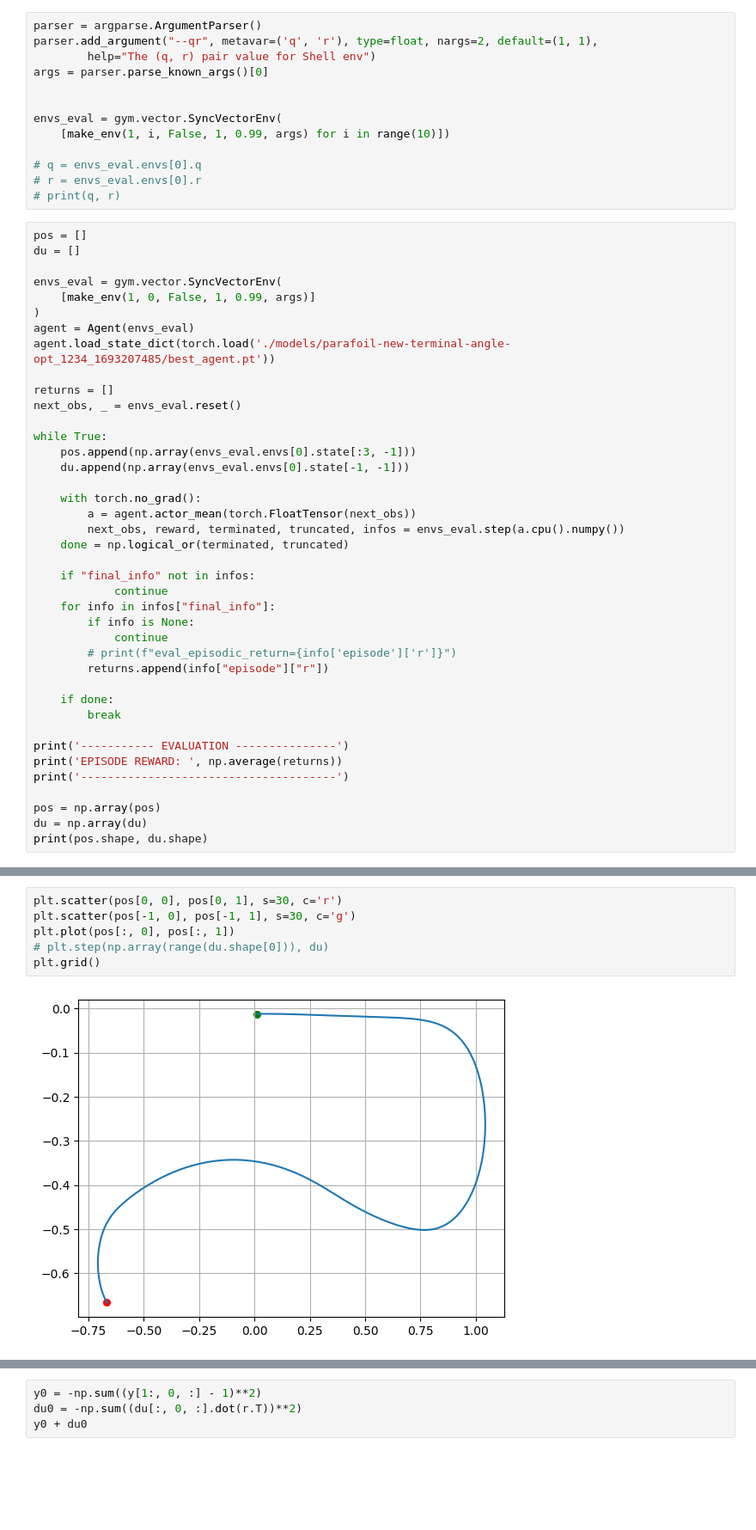
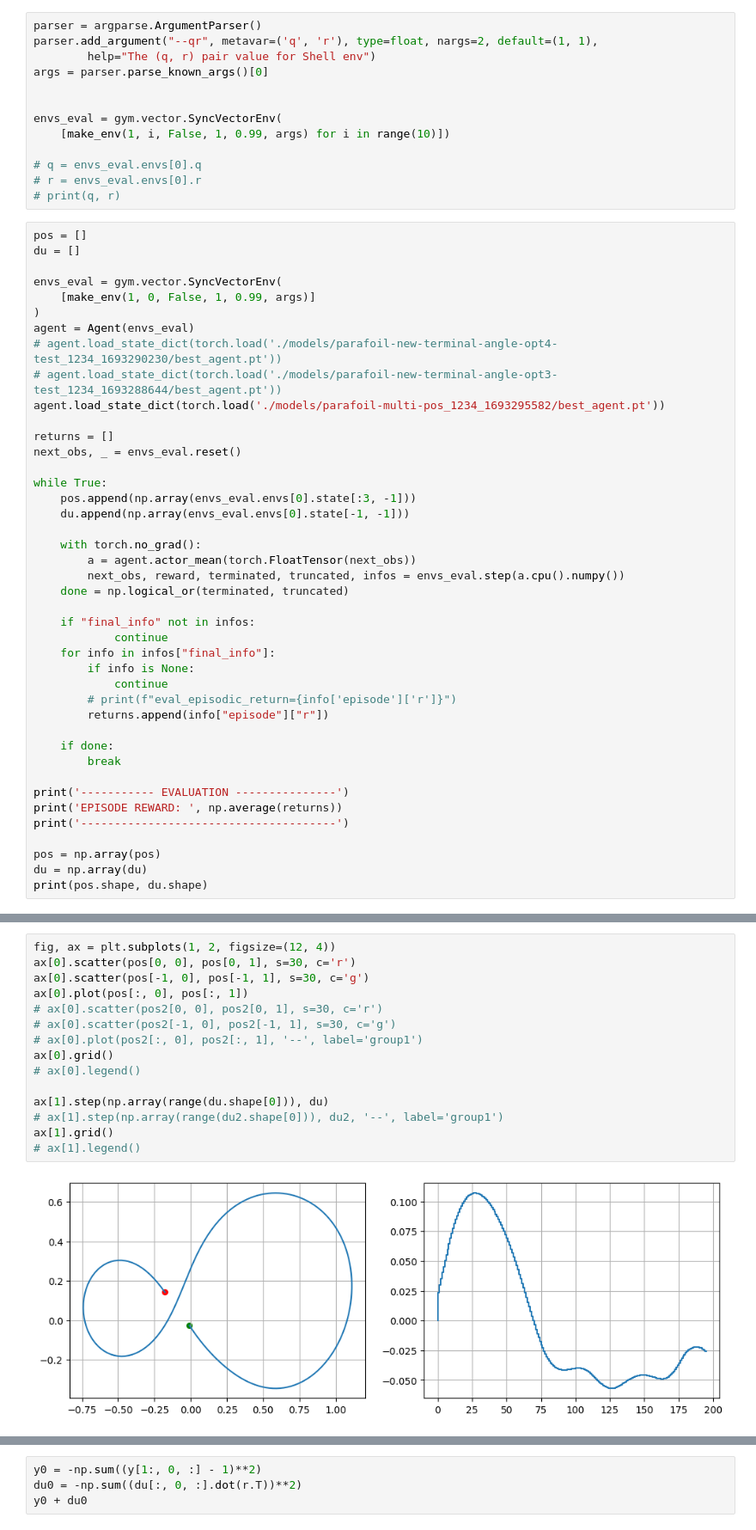
Before and after one commit to qiuruiyu/cleanrl, a Jupyter notebook: test.ipynb, the cells around one changed output, grey strips where cells are left out. Shown at 86% size. Cells and saved outputs as stored; diff of their text form; blank space fills up the shorter version.

```diff
--- a/test.ipynb
+++ b/test.ipynb
@@ -31,7 +31,9 @@ envs_eval = gym.vector.SyncVectorEnv(
     [make_env(1, 0, False, 1, 0.99, args)]
 )
 agent = Agent(envs_eval)
-agent.load_state_dict(torch.load('./models/parafoil-new-terminal-angle-opt_1234_1693207485/best_agent.pt'))
+# agent.load_state_dict(torch.load('./models/parafoil-new-terminal-angle-opt4-test_1234_1693290230/best_agent.pt'))
+# agent.load_state_dict(torch.load('./models/parafoil-new-terminal-angle-opt3-test_1234_1693288644/best_agent.pt'))
+agent.load_state_dict(torch.load('./models/parafoil-multi-pos_1234_1693295582/best_agent.pt'))
 
 returns = []
 next_obs, _ = envs_eval.reset()
@@ -80,11 +85,20 @@ ax.scatter3D(pos[:,0], pos[:,1], pos[:,2], cmap='viridis')
 # %%
-plt.scatter(pos[0, 0], pos[0, 1], s=30, c='r')
-plt.scatter(pos[-1, 0], pos[-1, 1], s=30, c='g')
-plt.plot(pos[:, 0], pos[:, 1])
-# plt.step(np.array(range(du.shape[0])), du)
-plt.grid()
+fig, ax = plt.subplots(1, 2, figsize=(12, 4))
+ax[0].scatter(pos[0, 0], pos[0, 1], s=30, c='r')
+ax[0].scatter(pos[-1, 0], pos[-1, 1], s=30, c='g')
+ax[0].plot(pos[:, 0], pos[:, 1])
+# ax[0].scatter(pos2[0, 0], pos2[0, 1], s=30, c='r')
+# ax[0].scatter(pos2[-1, 0], pos2[-1, 1], s=30, c='g')
+# ax[0].plot(pos2[:, 0], pos2[:, 1], '--', label='group1')
+ax[0].grid()
+# ax[0].legend()
+
+ax[1].step(np.array(range(du.shape[0])), du)
+# ax[1].step(np.array(range(du2.shape[0])), du2, '--', label='group1')
+ax[1].grid()
+# ax[1].legend()
 # %% [output]
-[figure, old version]
+[figure, new version]
 # %%
 y = []
 du = []
```
Also changed, not shown: parts of 3 cells of this notebook, 7 other files.
